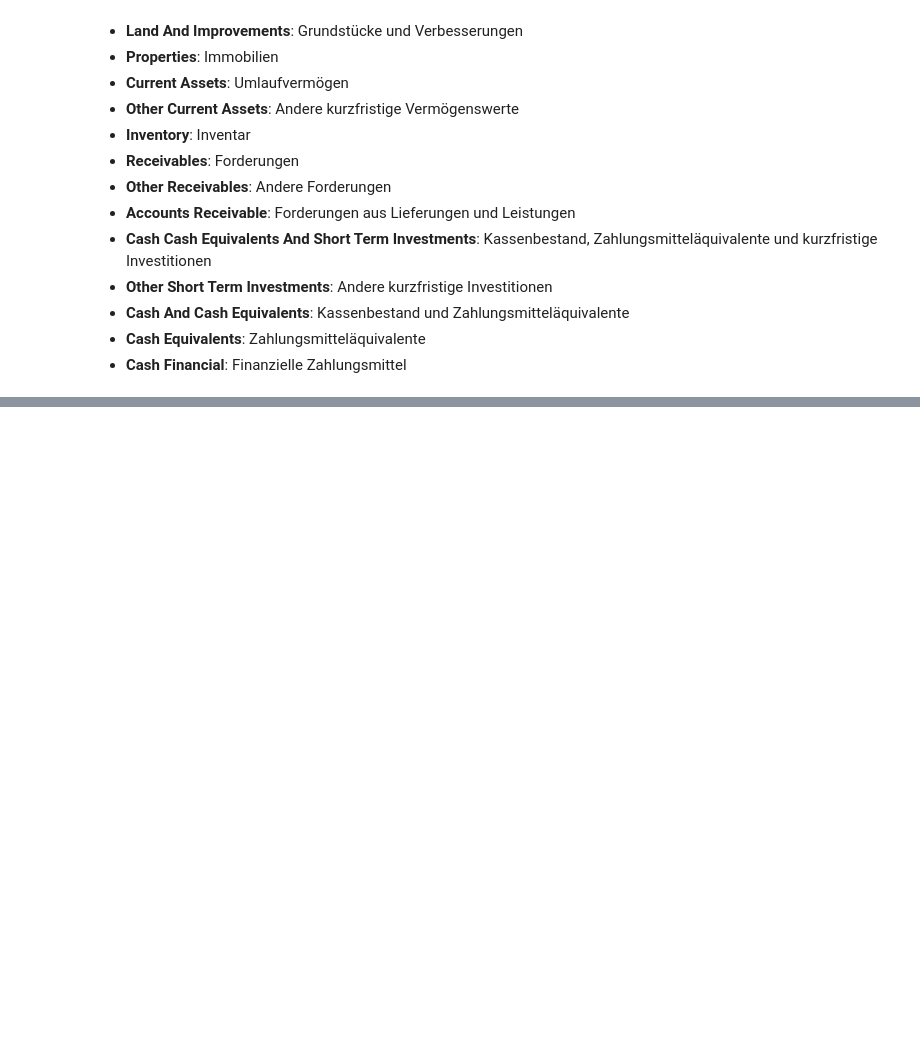
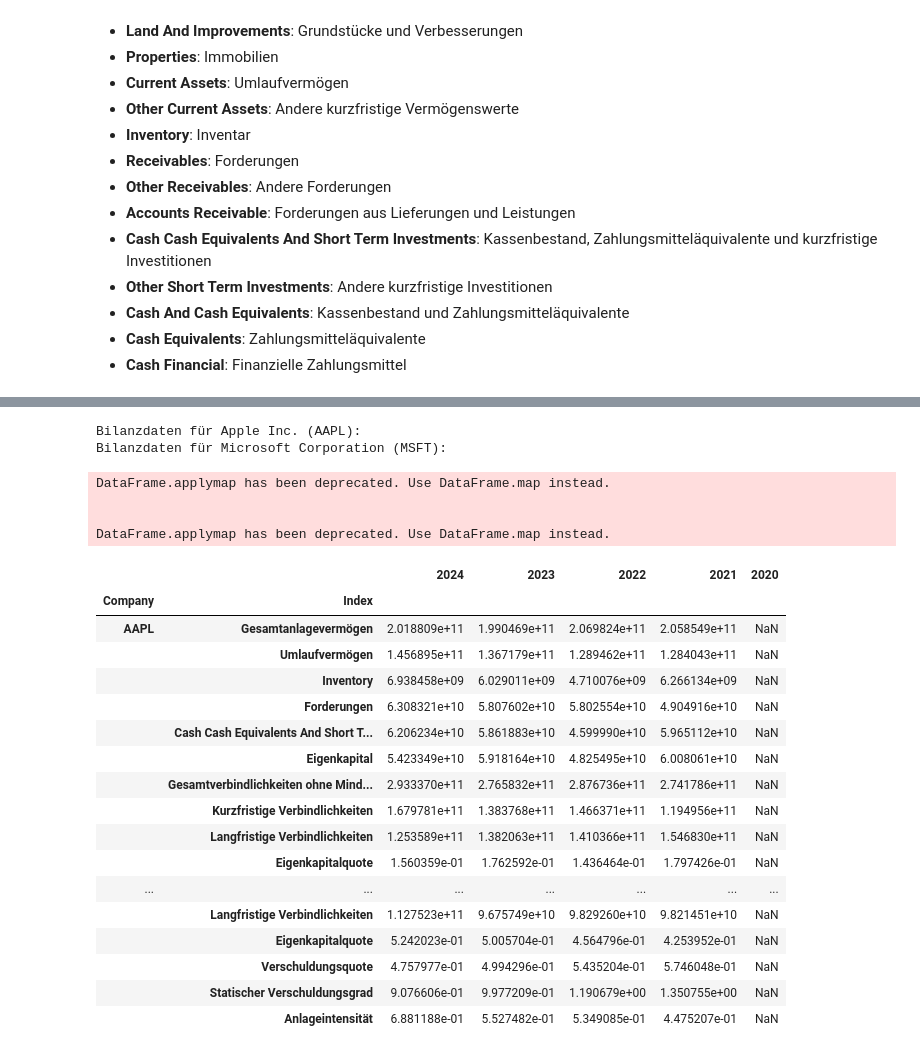
Before and after one commit to altendeh/Digitale-Unternehmensfuehrung, a Jupyter notebook: get_data/API_testing.ipynb, the cells around one changed output, grey strips where cells are left out. Drawn from its saved outputs; the diff is of its cells as text; code cells hidden in the pictures; blank space fills up the shorter version.

```diff
--- a/get_data/API_testing.ipynb
+++ b/get_data/API_testing.ipynb
@@ -277,0 +360,10 @@ historical_data.head()
+# %%
+def convert_dataframe_to_euro(df):
+    # Funktion zur Umrechnung in Euro
+    def convert_to_euro(value):
+        return value * get_usd_to_eur_exchange_rate()
+
+    # Anwendung der Umrechnung auf alle Spalten des DataFrames
+    df_euro = df.applymap(convert_to_euro)
+
+    return df_euro
@@ -277,0 +666,55 @@ historical_data.head()
+# %%
+def concat_filtered_balance_sheets(ticker_symbols):
+    balance_sheets = {}
+
+    # Lade die gefilterten Bilanzdaten für jedes Unternehmen und speichere sie im Dictionary
+    for ticker in ticker_symbols:
+        balance_sheets[f'{ticker}'] = get_filtered_balance_sheet(ticker)
+
+    # Umrechnung der Werte von Dollar in Euro
+    for key, df in balance_sheets.items():
+        balance_sheets[key] = convert_dataframe_to_euro(df)
+
+    # Berchnene der KPIs für jedes Unternehmen
+    for key, df in balance_sheets.items():
+        balance_sheets[key] = calculate_kpis(df)
+
+    # Übersetzen der Indices in Deutsch
+    for key, df in balance_sheets.items():
+        balance_sheets[key] = translate_indices(df)
+
+    # Konkatinieren der DataFrames
+    df_combined = pd.concat(balance_sheets.values(), keys=balance_sheets.keys(), names=['Company', 'Index'])
+
+    return df_combined
+# %%
+# Beispielaufruf
+ticker_symbols = ['AAPL', 'MSFT']
+df_combined = concat_filtered_balance_sheets(ticker_symbols)
+
+df_combined.head(30)
+# %% [output]
+Bilanzdaten für Apple Inc. (AAPL):
+Bilanzdaten für Microsoft Corporation (MSFT):
+DataFrame.applymap has been deprecated. Use DataFrame.map instead.
+
+
+DataFrame.applymap has been deprecated. Use DataFrame.map instead.
+|  |  | 2024 | 2023 | 2022 | 2021 | 2020 |
+| Company | Index |  |  |  |  |  |
+| AAPL | Gesamtanlagevermögen | 2.018809e+11 | 1.990469e+11 | 2.069824e+11 | 2.058549e+11 | NaN |
+|  | Umlaufvermögen | 1.456895e+11 | 1.367179e+11 | 1.289462e+11 | 1.284043e+11 | NaN |
+|  | Inventory | 6.938458e+09 | 6.029011e+09 | 4.710076e+09 | 6.266134e+09 | NaN |
+|  | Forderungen | 6.308321e+10 | 5.807602e+10 | 5.802554e+10 | 4.904916e+10 | NaN |
+|  | Cash Cash Equivalents And Short T... | 6.206234e+10 | 5.861883e+10 | 4.599990e+10 | 5.965112e+10 | NaN |
+|  | Eigenkapital | 5.423349e+10 | 5.918164e+10 | 4.825495e+10 | 6.008061e+10 | NaN |
+|  | Gesamtverbindlichkeiten ohne Mind... | 2.933370e+11 | 2.765832e+11 | 2.876736e+11 | 2.741786e+11 | NaN |
+|  | Kurzfristige Verbindlichkeiten | 1.679781e+11 | 1.383768e+11 | 1.466371e+11 | 1.194956e+11 | NaN |
+|  | Langfristige Verbindlichkeiten | 1.253589e+11 | 1.382063e+11 | 1.410366e+11 | 1.546830e+11 | NaN |
+|  | Eigenkapitalquote | 1.560359e-01 | 1.762592e-01 | 1.436464e-01 | 1.797426e-01 | NaN |
+| ... | ... | ... | ... | ... | ... | ... |
+|  | Langfristige Verbindlichkeiten | 1.127523e+11 | 9.675749e+10 | 9.829260e+10 | 9.821451e+10 | NaN |
+|  | Eigenkapitalquote | 5.242023e-01 | 5.005704e-01 | 4.564796e-01 | 4.253952e-01 | NaN |
+|  | Verschuldungsquote | 4.757977e-01 | 4.994296e-01 | 5.435204e-01 | 5.746048e-01 | NaN |
+|  | Statischer Verschuldungsgrad | 9.076606e-01 | 9.977209e-01 | 1.190679e+00 | 1.350755e+00 | NaN |
+|  | Anlageintensität | 6.881188e-01 | 5.527482e-01 | 5.349085e-01 | 4.475207e-01 | NaN |
```
Also changed, not shown: parts of 28 cells of this notebook, 49 other files.
